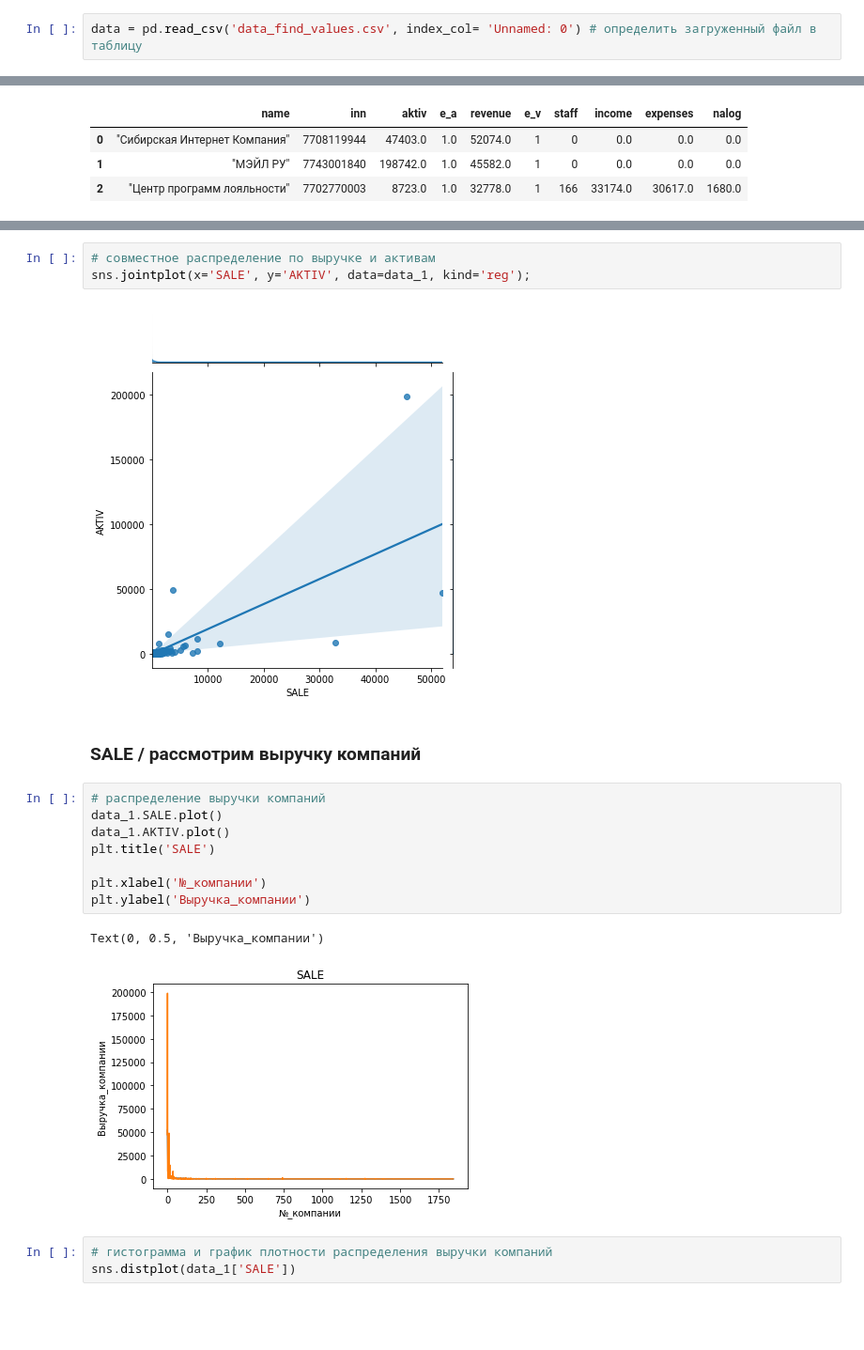
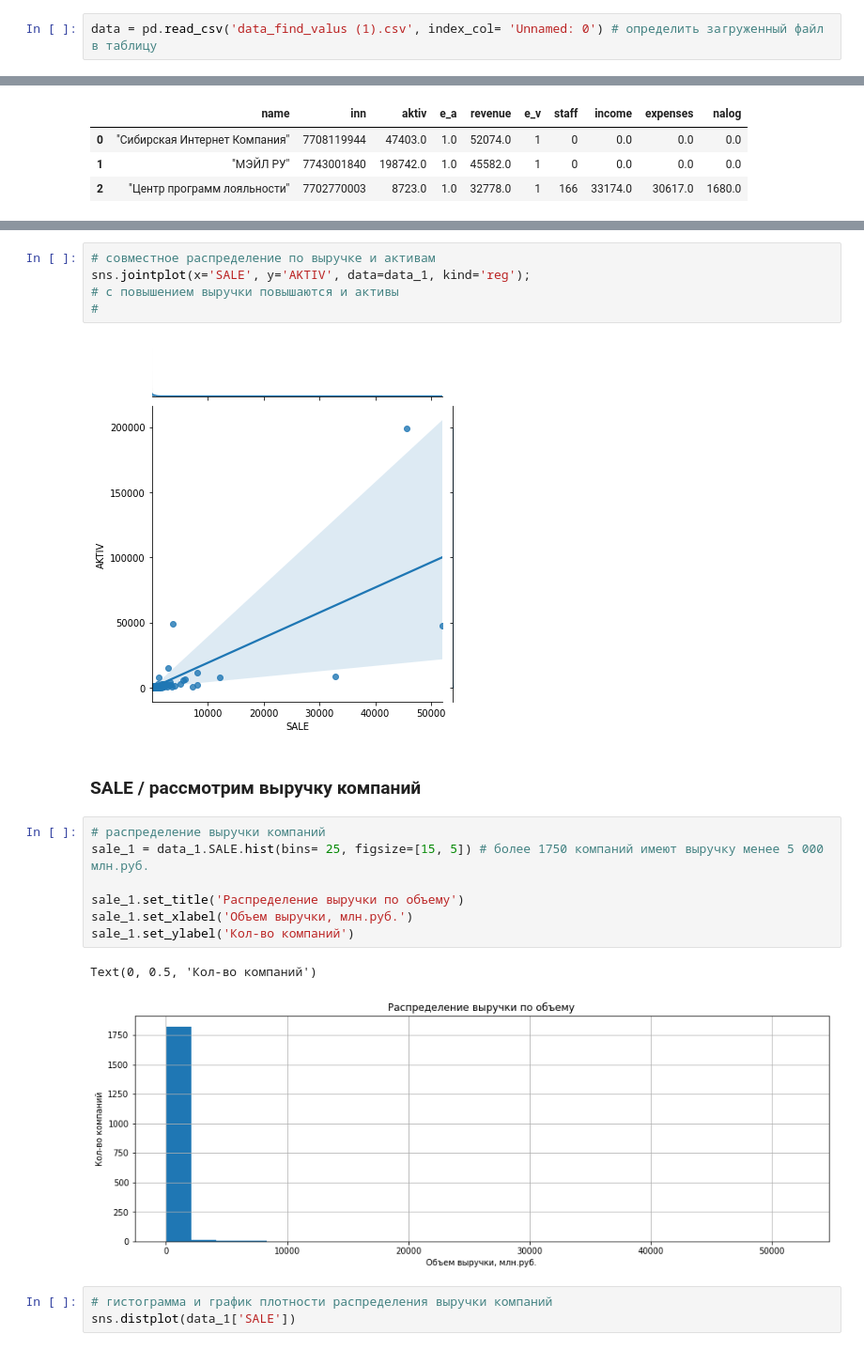
Before and after one commit to Alex478/Project_find_values, a Jupyter notebook: project_find_values.ipynb, the cells around one changed output, grey strips where cells are left out. Shown at 94% size. Saved outputs shown, nothing was run; the diff lists cells and outputs as text; blank space fills up the shorter version.

```diff
--- a/project_find_values.ipynb
+++ b/project_find_values.ipynb
@@ -398,2 +393,2 @@ Saving data_find_values.csv to data_find_values (2).csv
 # %%
-data = pd.read_csv('data_find_values.csv', index_col= 'Unnamed: 0') # определить загруженный файл в таблицу
+data = pd.read_csv('data_find_valus (1).csv', index_col= 'Unnamed: 0') # определить загруженный файл в таблицу
@@ -469,21 +477,22 @@ data_1.loc[:,['AKTIV', 'SALE']].describe() #
 # %%
 # совместное распределение по выручке и активам
 sns.jointplot(x='SALE', y='AKTIV', data=data_1, kind='reg');
+# с повышением выручки повышаются и активы
+#
 # %% [output]
 [figure]
 # %% [markdown]
 ### SALE / рассмотрим выручку компаний
-# %%
-# распределение выручки компаний
-data_1.SALE.plot()
-data_1.AKTIV.plot()
-plt.title('SALE')
-
-plt.xlabel('№_компании')
-plt.ylabel('Выручка_компании')
-# %% [output]
-Text(0, 0.5, 'Выручка_компании')
-[figure, removed]
+# %%
+# распределение выручки компаний
+sale_1 = data_1.SALE.hist(bins= 25, figsize=[15, 5]) # более 1750 компаний имеют выручку менее 5 000 млн.руб.
+
+sale_1.set_title('Распределение выручки по объему')
+sale_1.set_xlabel('Объем выручки, млн.руб.')
+sale_1.set_ylabel('Кол-во компаний')
+# %% [output]
+Text(0, 0.5, 'Кол-во компаний')
+[figure, added]
 # %%
 # гистограмма и график плотности распределения выручки компаний
 sns.distplot(data_1['SALE'])
```
Also changed, not shown: parts of 18 cells of this notebook.
